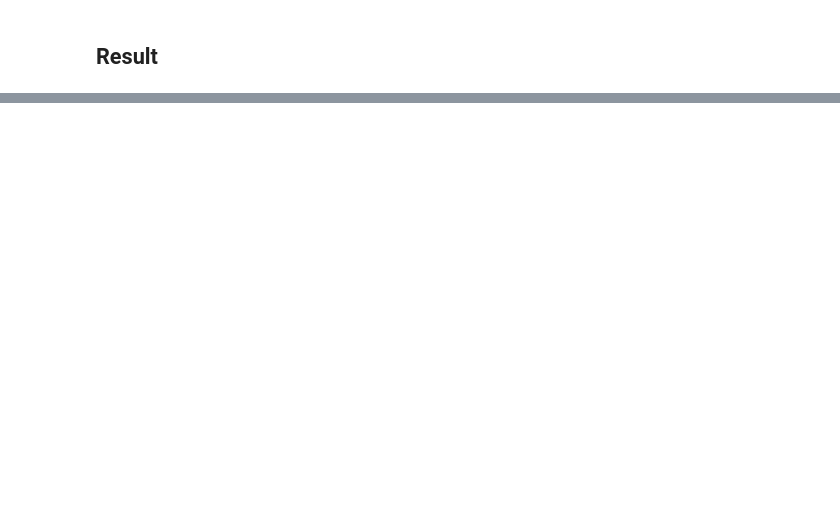
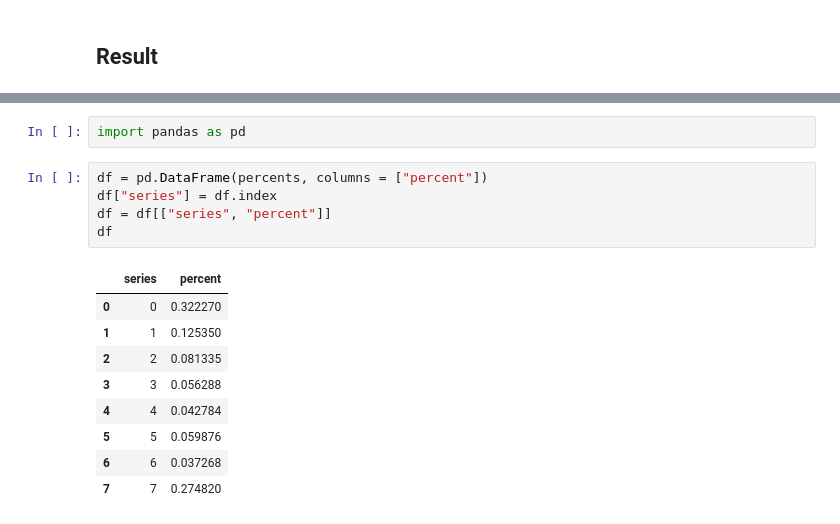
Before and after one commit to hoangziet/ChartInsight, a Jupyter notebook: testing/segmentation/inference.ipynb, the cells around one changed output, grey strips where cells are left out. Saved outputs shown, nothing was run; the diff lists cells and outputs as text; blank space fills up the shorter version.

```diff
--- a/testing/segmentation/inference.ipynb
+++ b/testing/segmentation/inference.ipynb
@@ -503,0 +521,17 @@ plt.show()
+# %%
+import pandas as pd
+# %%
+df = pd.DataFrame(percents, columns = ["percent"])
+df["series"] = df.index
+df = df[["series", "percent"]]
+df
+# %% [output]
+|  | series | percent |
+| 0 | 0 | 0.322270 |
+| 1 | 1 | 0.125350 |
+| 2 | 2 | 0.081335 |
+| 3 | 3 | 0.056288 |
+| 4 | 4 | 0.042784 |
+| 5 | 5 | 0.059876 |
+| 6 | 6 | 0.037268 |
+| 7 | 7 | 0.274820 |
```
Also changed, not shown: parts of 6 cells of this notebook, 36 other files.
